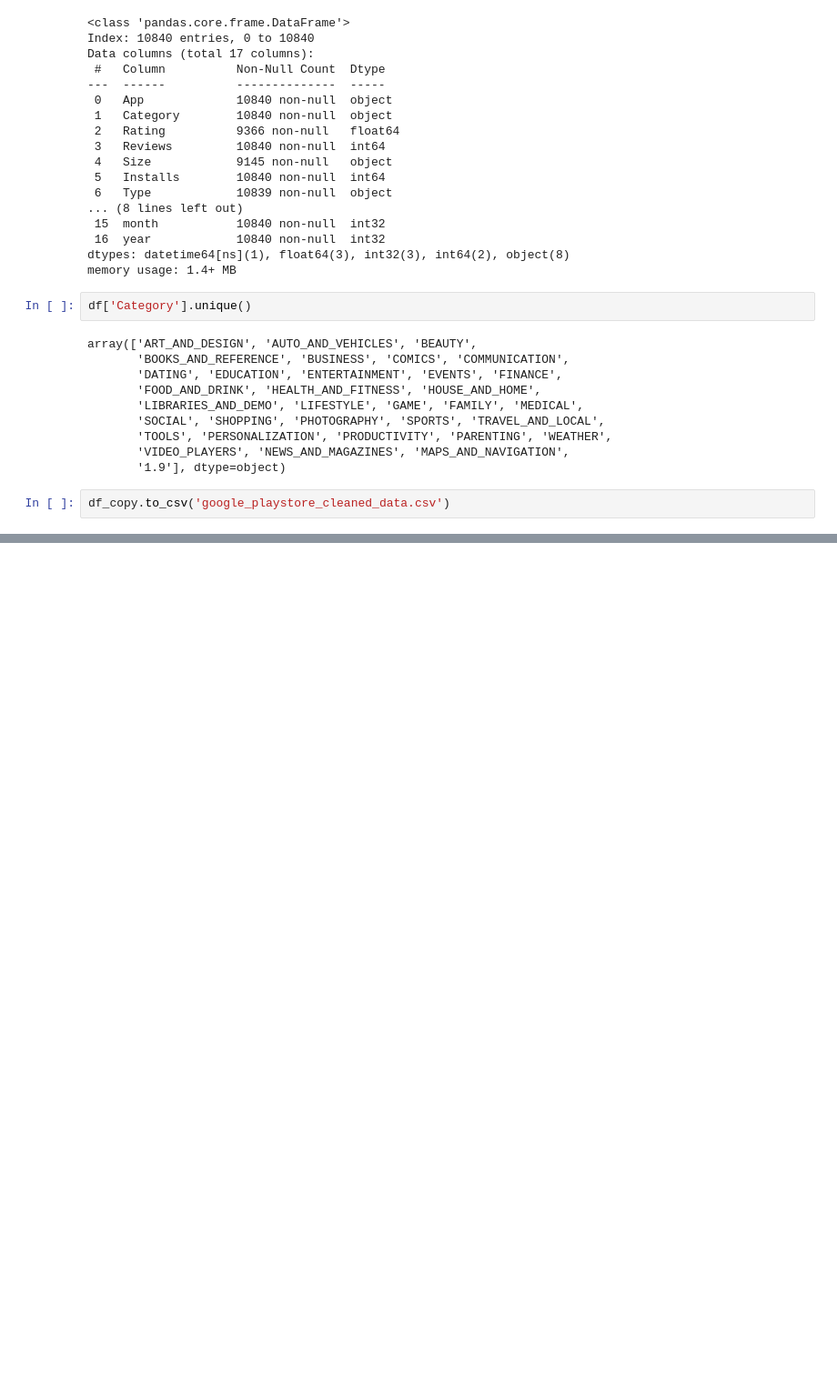
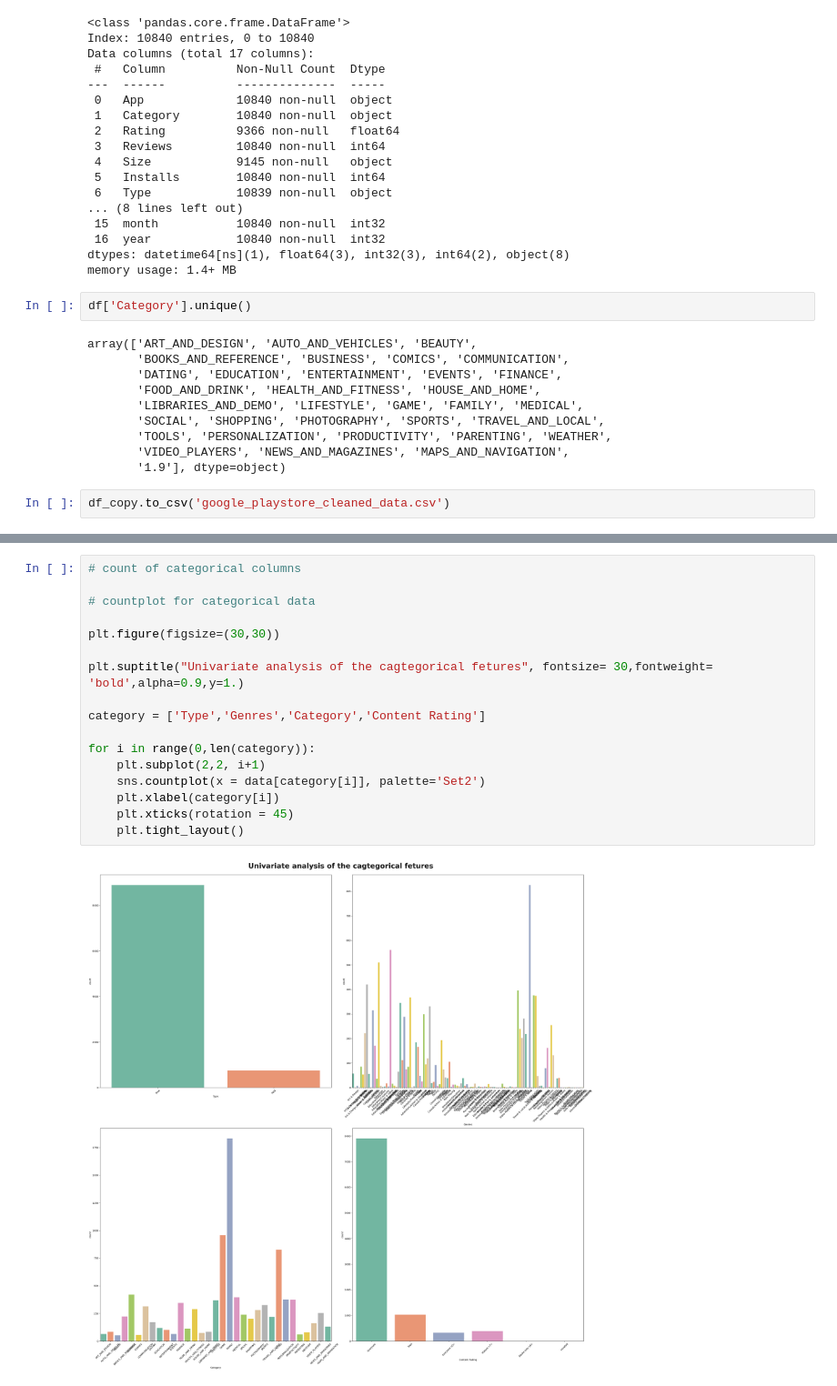
Before and after one commit to Abhoy-Ghosh/AI_ML_DS, a Jupyter notebook: 04_EDA/4.3_data_cleaning_google_playstore_EDA.ipynb, the cells around one changed output, grey strips where cells are left out. Shown at 91% size. Saved outputs shown, nothing was run; the diff lists cells and outputs as text; blank space fills up the shorter version.

```diff
--- a/04_EDA/4.3_data_cleaning_google_playstore_EDA.ipynb
+++ b/04_EDA/4.3_data_cleaning_google_playstore_EDA.ipynb
@@ -293,0 +429,19 @@ df_copy.to_csv('google_playstore_cleaned_data.csv')
+# %%
+# count of categorical columns
+
+# countplot for categorical data
+
+plt.figure(figsize=(30,30))
+
+plt.suptitle("Univariate analysis of the cagtegorical fetures", fontsize= 30,fontweight= 'bold',alpha=0.9,y=1.)
+
+category = ['Type','Genres','Category','Content Rating']
+
+for i in range(0,len(category)):
+    plt.subplot(2,2, i+1)
+    sns.countplot(x = data[category[i]], palette='Set2')
+    plt.xlabel(category[i])
+    plt.xticks(rotation = 45)
+    plt.tight_layout()
+# %% [output]
+[figure, added]
```
Also changed, not shown: parts of 33 cells of this notebook.
